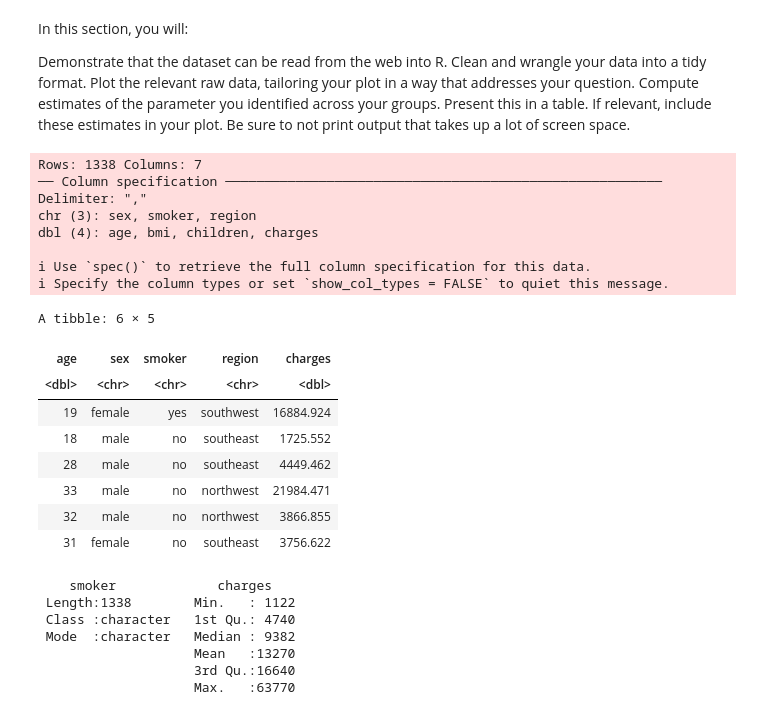
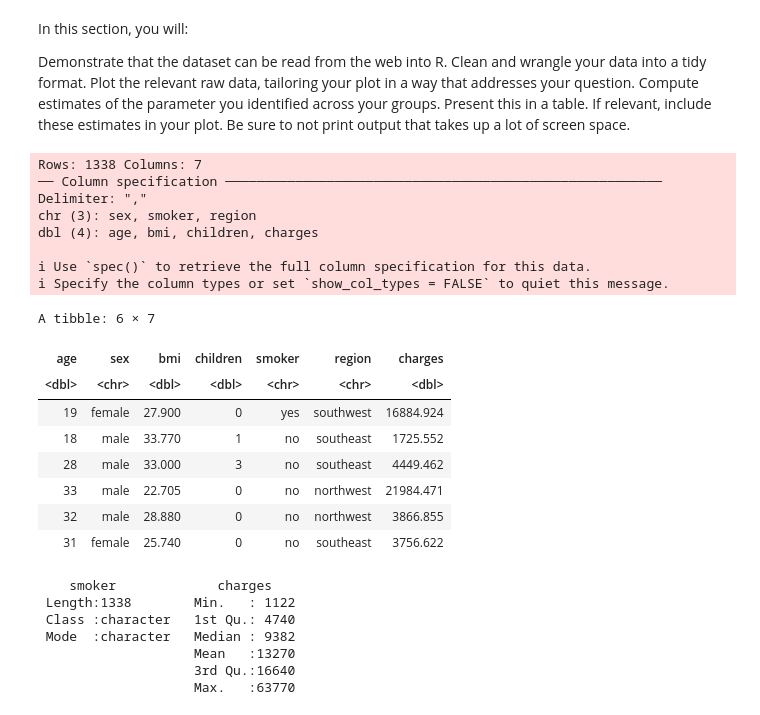
Before and after one commit to Yuji03b/STAT-201-GROUP-1, a Jupyter notebook: proposal.ipynb, the cells around one changed output. Drawn from its saved outputs; the diff is of its cells as text; code cells hidden in the pictures.

```diff
--- a/proposal.ipynb
+++ b/proposal.ipynb
@@ -60,30 +60,26 @@ Be sure to not print output that takes up a lot of screen space.
 # %%
 # Read in dataset
 insurance <- read_csv("https://raw.githubusercontent.com/Yuji03b/STAT-201-GROUP-1/main/insurance.csv")
 
-# Tidy Data
-insurance <- insurance |>
-    select(-bmi, -children)
-
 head(insurance)
 # %% [output]
 Rows: 1338 Columns: 7
 ── Column specification ────────────────────────────────────────────────────────
 Delimiter: ","
 chr (3): sex, smoker, region
 dbl (4): age, bmi, children, charges
 
 ℹ Use `spec()` to retrieve the full column specification for this data.
 ℹ Specify the column types or set `show_col_types = FALSE` to quiet this message.
-A tibble: 6 × 5
+A tibble: 6 × 7
-| age | sex | smoker | region | charges |
-| <dbl> | <chr> | <chr> | <chr> | <dbl> |
-| 19 | female | yes | southwest | 16884.924 |
-| 18 | male | no | southeast | 1725.552 |
-| 28 | male | no | southeast | 4449.462 |
-| 33 | male | no | northwest | 21984.471 |
-| 32 | male | no | northwest | 3866.855 |
-| 31 | female | no | southeast | 3756.622 |
+| age | sex | bmi | children | smoker | region | charges |
+| <dbl> | <chr> | <dbl> | <dbl> | <chr> | <chr> | <dbl> |
+| 19 | female | 27.900 | 0 | yes | southwest | 16884.924 |
+| 18 | male | 33.770 | 1 | no | southeast | 1725.552 |
+| 28 | male | 33.000 | 3 | no | southeast | 4449.462 |
+| 33 | male | 22.705 | 0 | no | northwest | 21984.471 |
+| 32 | male | 28.880 | 0 | no | northwest | 3866.855 |
+| 31 | female | 25.740 | 0 | no | southeast | 3756.622 |
 # %%
 # Describe columns of interest
 summary(insurance |> select(smoker, charges))
```
Also changed, not shown: parts of 7 cells of this notebook.
